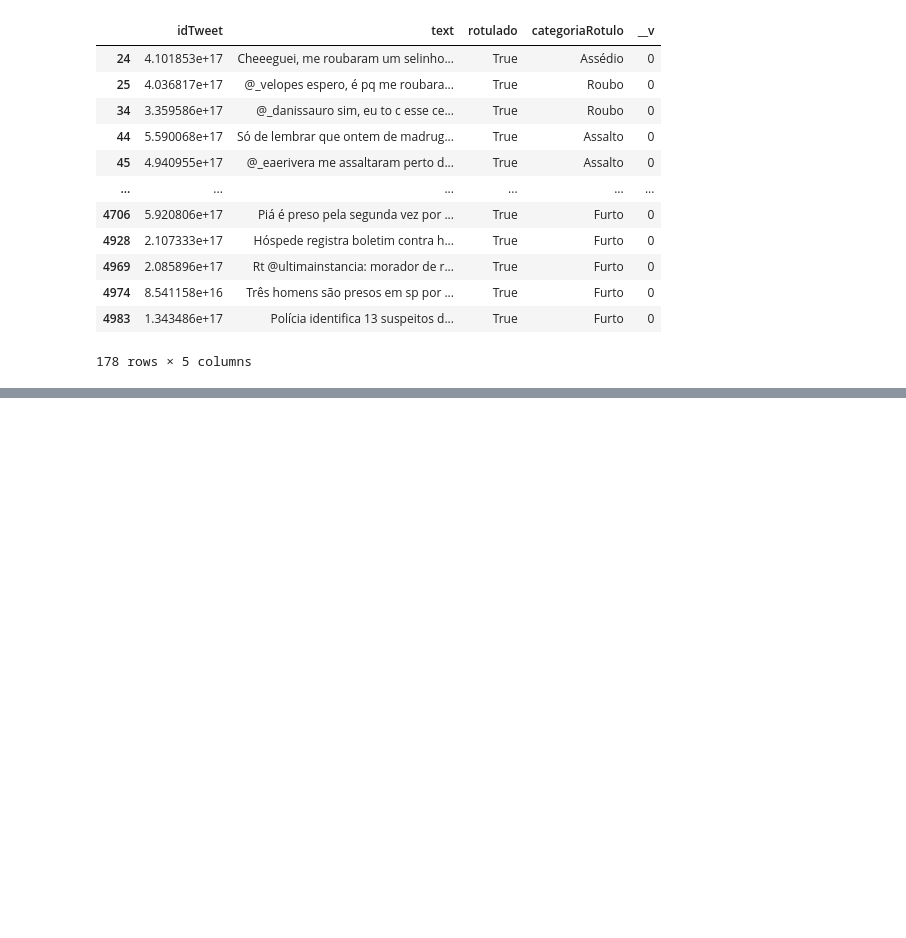
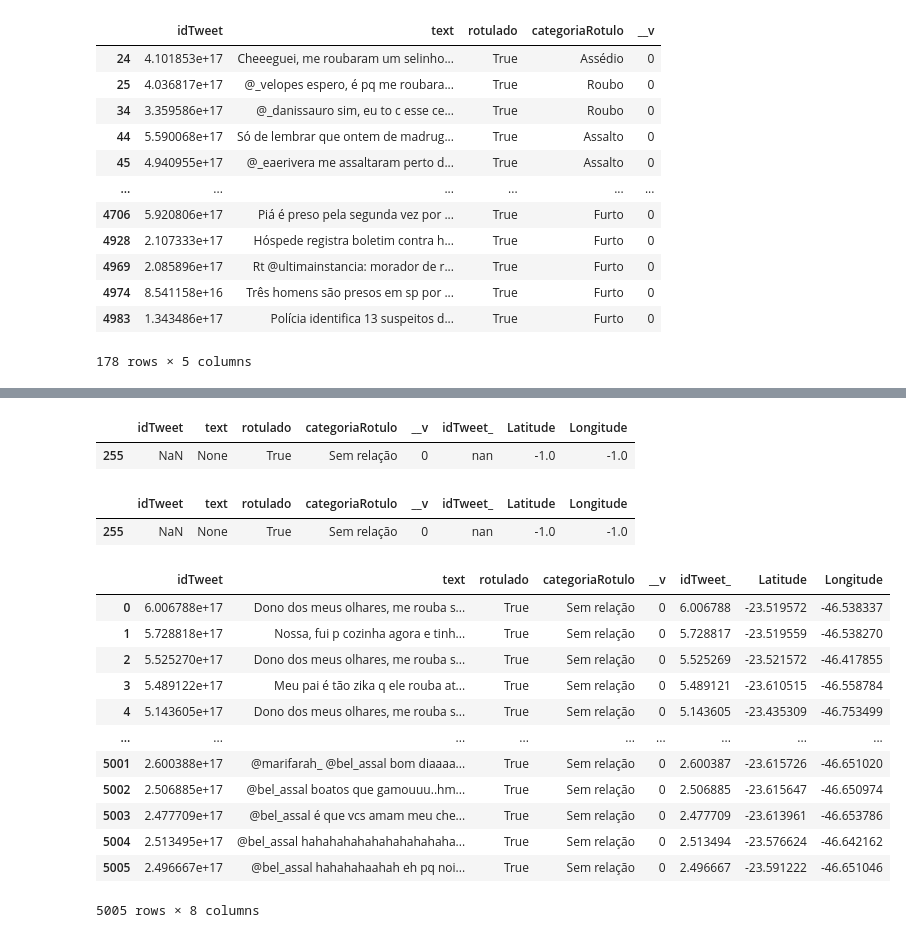
Before and after one commit to viniig1709/api_rotulagem_tweets, a Jupyter notebook: python/alimentar_api.ipynb, the cells around one changed output, grey strips where cells are left out. Cells and saved outputs as stored; diff of their text form; code cells hidden in the pictures; blank space fills up the shorter version.

```diff
--- a/python/alimentar_api.ipynb
+++ b/python/alimentar_api.ipynb
@@ -260,0 +379,27 @@ df_json_2[df_json_2['categoriaRotulo'] != 'Sem relação']
+# %%
+df_json_2[df_json_2['Latitude'] == -1]
+# %% [output]
+|  | idTweet | text | rotulado | categoriaRotulo | __v | idTweet_ | Latitude | Longitude |
+| 255 | NaN | None | True | Sem relação | 0 | nan | -1.0 | -1.0 |
+# %%
+df_json_2[df_json_2['Longitude'] == -1]
+# %% [output]
+|  | idTweet | text | rotulado | categoriaRotulo | __v | idTweet_ | Latitude | Longitude |
+| 255 | NaN | None | True | Sem relação | 0 | nan | -1.0 | -1.0 |
+# %%
+df_json_2_ = df_json_2[(df_json_2['Latitude'] != -1) | (df_json_2['Longitude'] != -1)]
+df_json_2_
+# %% [output]
+|  | idTweet | text | rotulado | categoriaRotulo | __v | idTweet_ | Latitude | Longitude |
+| 0 | 6.006788e+17 | Dono dos meus olhares, me rouba s... | True | Sem relação | 0 | 6.006788 | -23.519572 | -46.538337 |
+| 1 | 5.728818e+17 | Nossa, fui p cozinha agora e tinh... | True | Sem relação | 0 | 5.728817 | -23.519559 | -46.538270 |
+| 2 | 5.525270e+17 | Dono dos meus olhares, me rouba s... | True | Sem relação | 0 | 5.525269 | -23.521572 | -46.417855 |
+| 3 | 5.489122e+17 | Meu pai é tão zika q ele rouba at... | True | Sem relação | 0 | 5.489121 | -23.610515 | -46.558784 |
+| 4 | 5.143605e+17 | Dono dos meus olhares, me rouba s... | True | Sem relação | 0 | 5.143605 | -23.435309 | -46.753499 |
+| ... | ... | ... | ... | ... | ... | ... | ... | ... |
+| 5001 | 2.600388e+17 | @marifarah_ @bel_assal bom diaaaa... | True | Sem relação | 0 | 2.600387 | -23.615726 | -46.651020 |
+| 5002 | 2.506885e+17 | @bel_assal boatos que gamouuu..hm... | True | Sem relação | 0 | 2.506885 | -23.615647 | -46.650974 |
+| 5003 | 2.477709e+17 | @bel_assal é que vcs amam meu che... | True | Sem relação | 0 | 2.477709 | -23.613961 | -46.653786 |
+| 5004 | 2.513495e+17 | @bel_assal hahahahahahahahahahaha... | True | Sem relação | 0 | 2.513494 | -23.576624 | -46.642162 |
+| 5005 | 2.496667e+17 | @bel_assal hahahahaahah eh pq noi... | True | Sem relação | 0 | 2.496667 | -23.591222 | -46.651046 |
+5005 rows × 8 columns
```
Also changed, not shown: parts of 12 cells of this notebook, 1 other file.
